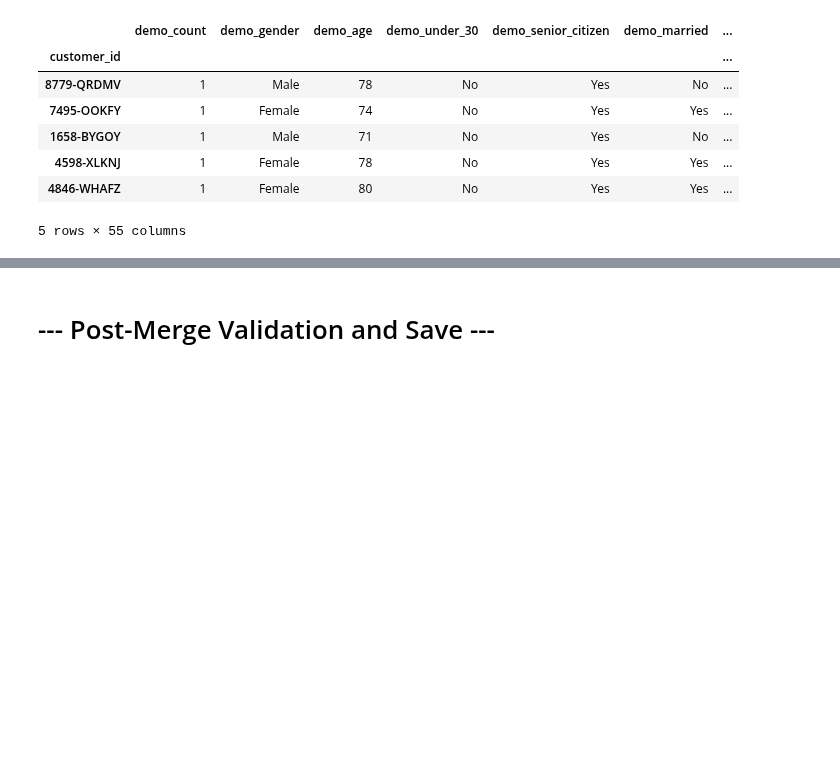
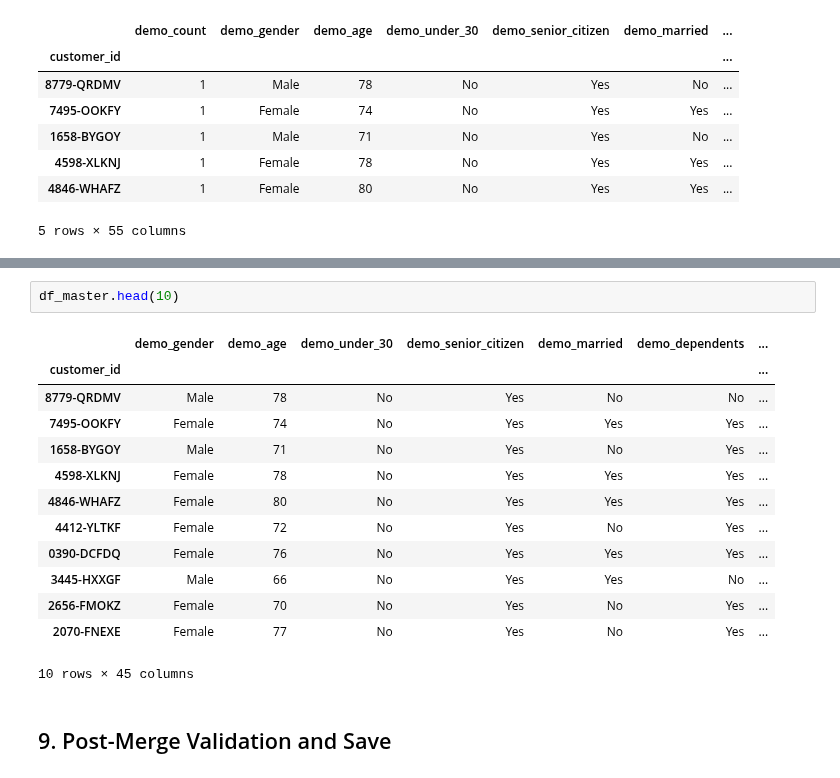
Before and after one commit to sergiopatinha/EnterpriseDataScienceBootcamp_workgroup, a Jupyter notebook: notebooks/01_data_cleaning.ipynb, the cells around one changed output, grey strips where cells are left out. Saved outputs shown, nothing was run; the diff lists cells and outputs as text; blank space fills up the shorter version.

```diff
--- a/notebooks/01_data_cleaning.ipynb
+++ b/notebooks/01_data_cleaning.ipynb
@@ -160,5 +444,21 @@ if "loc_zip_code" in df_master.columns:
+# %%
+df_master.head(10)
+# %% [output]
+|  | demo_gender | demo_age | demo_under_30 | demo_senior_citizen | demo_married | demo_dependents | ... |
+| customer_id |  |  |  |  |  |  | ... |
+| 8779-QRDMV | Male | 78 | No | Yes | No | No | ... |
+| 7495-OOKFY | Female | 74 | No | Yes | Yes | Yes | ... |
+| 1658-BYGOY | Male | 71 | No | Yes | No | Yes | ... |
+| 4598-XLKNJ | Female | 78 | No | Yes | Yes | Yes | ... |
+| 4846-WHAFZ | Female | 80 | No | Yes | Yes | Yes | ... |
+| 4412-YLTKF | Female | 72 | No | Yes | No | Yes | ... |
+| 0390-DCFDQ | Female | 76 | No | Yes | Yes | Yes | ... |
+| 3445-HXXGF | Male | 66 | No | Yes | Yes | No | ... |
+| 2656-FMOKZ | Female | 70 | No | Yes | No | Yes | ... |
+| 2070-FNEXE | Female | 77 | No | Yes | No | Yes | ... |
+10 rows × 45 columns
 # %% [markdown]
-# --- Post-Merge Validation and Save ---
+## 9. Post-Merge Validation and Save
 # %%
 assert df_master.index.is_unique, "customer_id duplicated after merge."
 assert df_master.index.notna().all(), "customer_id contains missing values."
```
Also changed, not shown: parts of 40 cells of this notebook, 3 other files.
